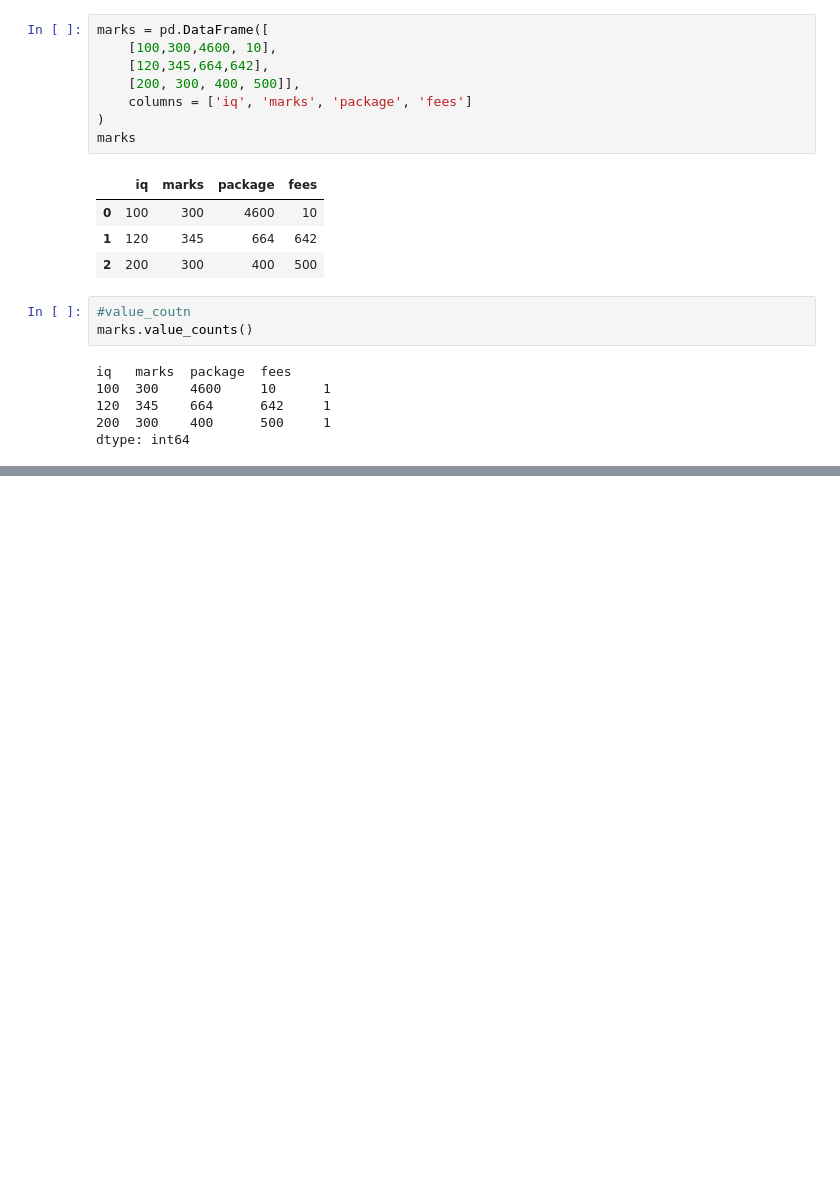
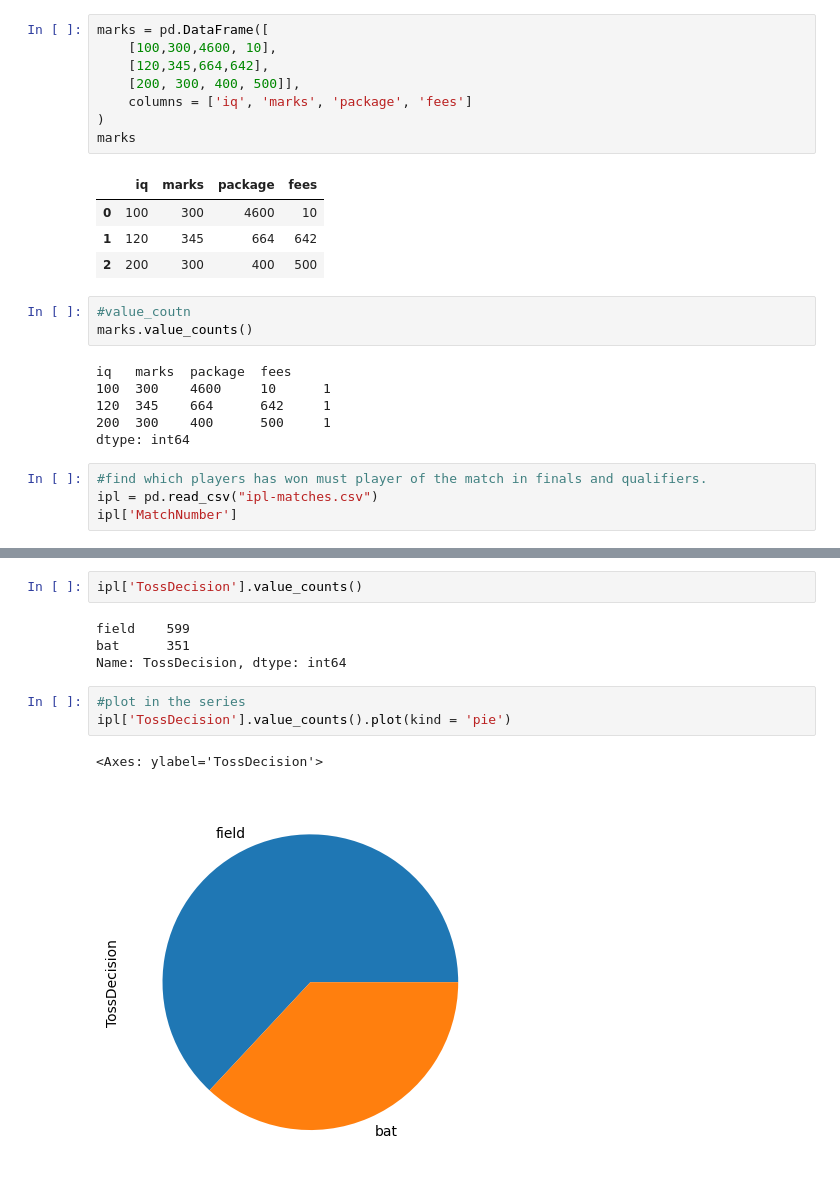
Before and after one commit to Roshanshres/numpy, a Jupyter notebook: 18_Dataframe_Methos_vvop.ipynb, the cells around one changed output, grey strips where cells are left out. Saved outputs shown, nothing was run; the diff lists cells and outputs as text; blank space fills up the shorter version.

```diff
--- a/18_Dataframe_Methos_vvop.ipynb
+++ b/18_Dataframe_Methos_vvop.ipynb
@@ -25,3 +25,7 @@ iq   marks  package  fees
 120  345    664      642     1
 200  300    400      500     1
 dtype: int64
+# %%
+#find which players has won must player of the match in finals and qualifiers.
+ipl = pd.read_csv("ipl-matches.csv")
+ipl['MatchNumber']
@@ -27,0 +128,12 @@ dtype: int64
+# %%
+ipl['TossDecision'].value_counts()
+# %% [output]
+field    599
+bat      351
+Name: TossDecision, dtype: int64
+# %%
+#plot in the series
+ipl['TossDecision'].value_counts().plot(kind = 'pie')
+# %% [output]
+<Axes: ylabel='TossDecision'>
+[figure, added]
```
Also changed, not shown: parts of 6 cells of this notebook.
